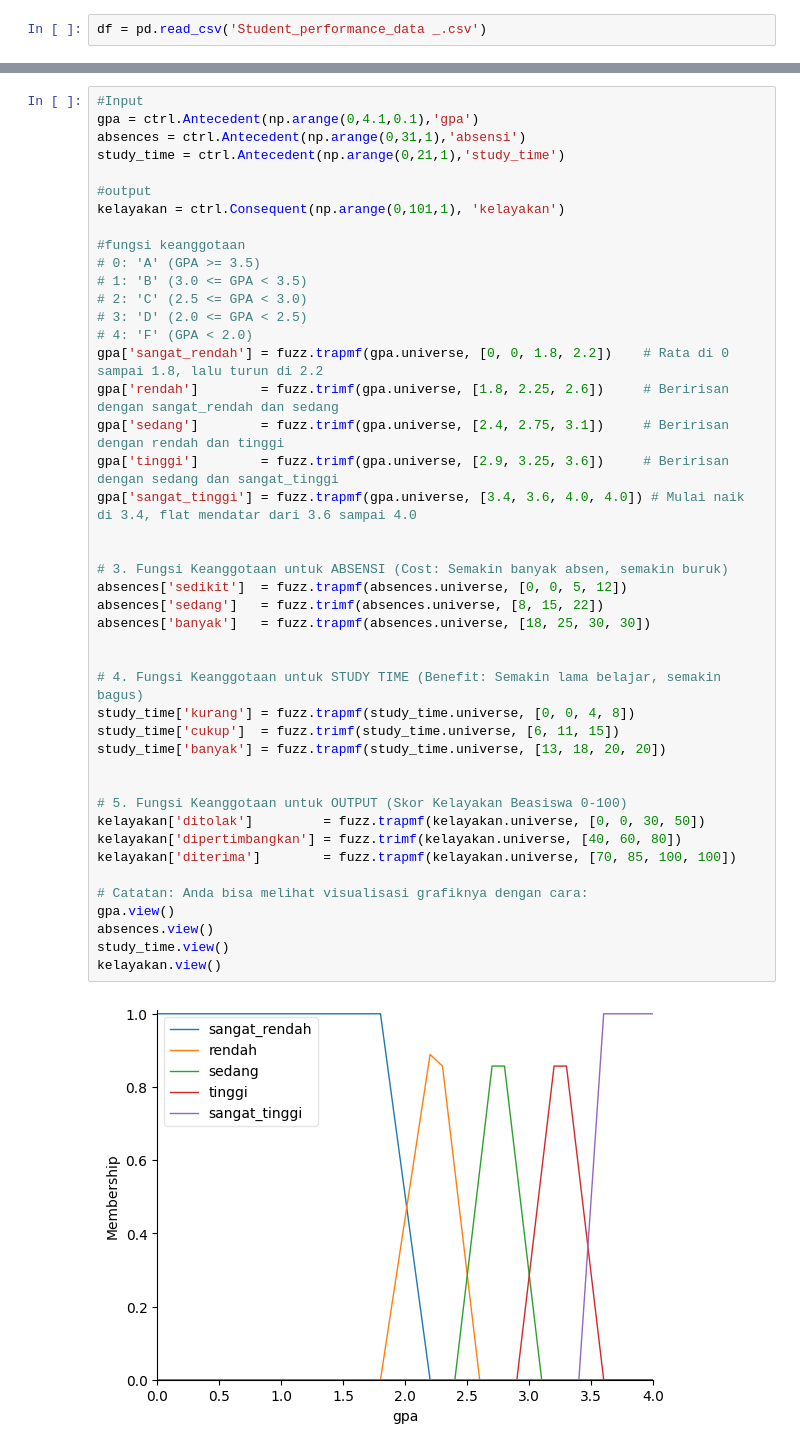
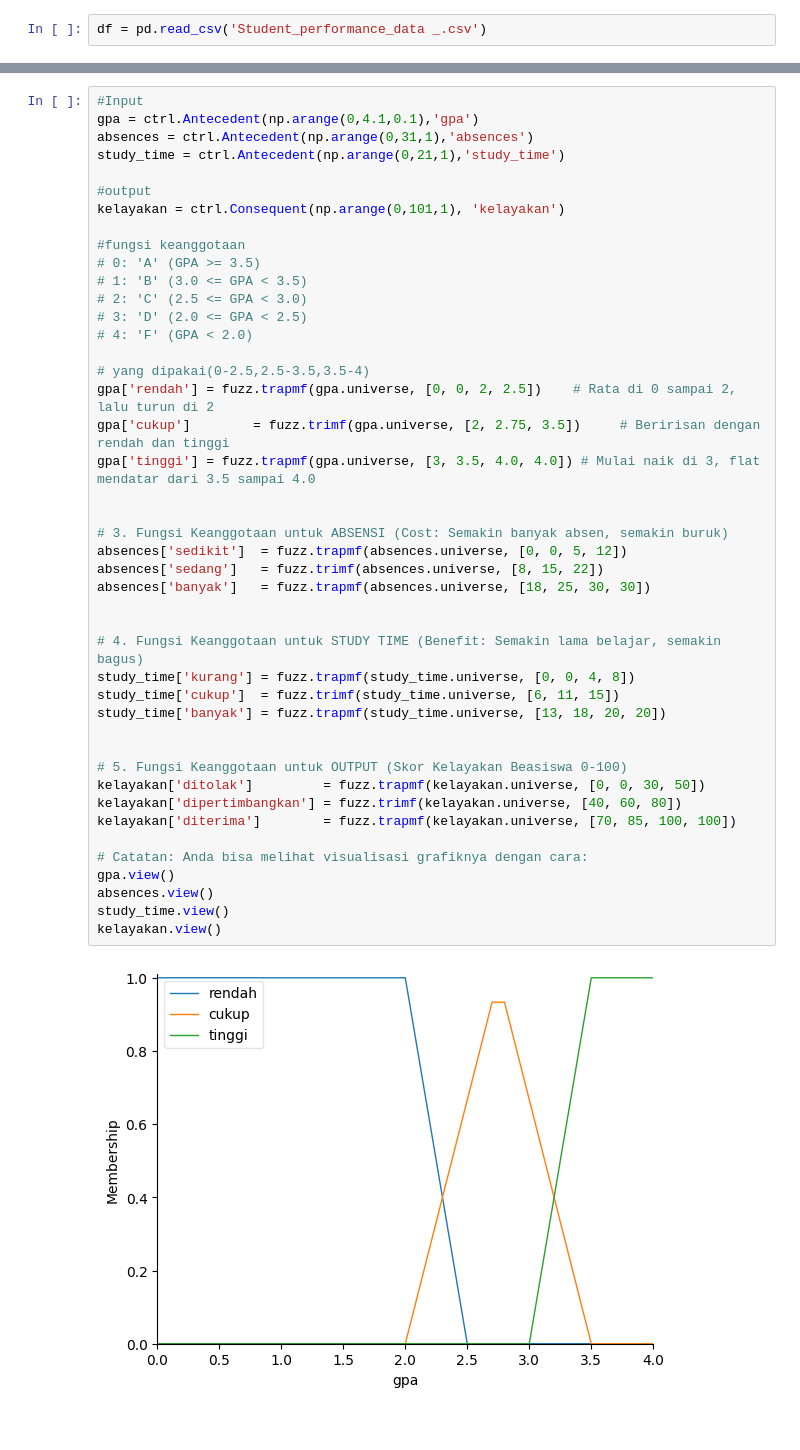
Before and after one commit to RamaOktav/Project-Prak-SCPK, a Jupyter notebook: testing.ipynb, the cells around one changed output, grey strips where cells are left out. Cells and saved outputs as stored; diff of their text form.

```diff
--- a/testing.ipynb
+++ b/testing.ipynb
@@ -57,7 +54,7 @@ df = pd.read_csv('Student_performance_data _.csv')
 # %%
 #Input
 gpa = ctrl.Antecedent(np.arange(0,4.1,0.1),'gpa')
-absences = ctrl.Antecedent(np.arange(0,31,1),'absensi')
+absences = ctrl.Antecedent(np.arange(0,31,1),'absences')
 study_time = ctrl.Antecedent(np.arange(0,21,1),'study_time')
 
 #output
@@ -67,36 +64,36 @@ kelayakan = ctrl.Consequent(np.arange(0,101,1), 'kelayakan')
 # 0: 'A' (GPA >= 3.5)
 # 1: 'B' (3.0 <= GPA < 3.5)
 # 2: 'C' (2.5 <= GPA < 3.0)
 # 3: 'D' (2.0 <= GPA < 2.5)
 # 4: 'F' (GPA < 2.0)
-gpa['sangat_rendah'] = fuzz.trapmf(gpa.universe, [0, 0, 1.8, 2.2])    # Rata di 0 sampai 1.8, lalu turun di 2.2
-gpa['rendah']        = fuzz.trimf(gpa.universe, [1.8, 2.25, 2.6])     # Beririsan dengan sangat_rendah dan sedang
-gpa['sedang']        = fuzz.trimf(gpa.universe, [2.4, 2.75, 3.1])     # Beririsan dengan rendah dan tinggi
-gpa['tinggi']        = fuzz.trimf(gpa.universe, [2.9, 3.25, 3.6])     # Beririsan dengan sedang dan sangat_tinggi
-gpa['sangat_tinggi'] = fuzz.trapmf(gpa.universe, [3.4, 3.6, 4.0, 4.0]) # Mulai naik di 3.4, flat mendatar dari 3.6 sampai 4.0
+
+# yang dipakai(0-2.5,2.5-3.5,3.5-4)
+gpa['rendah'] = fuzz.trapmf(gpa.universe, [0, 0, 2, 2.5])    # Rata di 0 sampai 2, lalu turun di 2
+gpa['cukup']        = fuzz.trimf(gpa.universe, [2, 2.75, 3.5])     # Beririsan dengan rendah dan tinggi
+gpa['tinggi'] = fuzz.trapmf(gpa.universe, [3, 3.5, 4.0, 4.0]) # Mulai naik di 3, flat mendatar dari 3.5 sampai 4.0
 
 
 # 3. Fungsi Keanggotaan untuk ABSENSI (Cost: Semakin banyak absen, semakin buruk)
 absences['sedikit']  = fuzz.trapmf(absences.universe, [0, 0, 5, 12])
 absences['sedang']   = fuzz.trimf(absences.universe, [8, 15, 22])
 absences['banyak']   = fuzz.trapmf(absences.universe, [18, 25, 30, 30])
 
 
 # 4. Fungsi Keanggotaan untuk STUDY TIME (Benefit: Semakin lama belajar, semakin bagus)
 study_time['kurang'] = fuzz.trapmf(study_time.universe, [0, 0, 4, 8])
 study_time['cukup']  = fuzz.trimf(study_time.universe, [6, 11, 15])
 study_time['banyak'] = fuzz.trapmf(study_time.universe, [13, 18, 20, 20])
 
 
 # 5. Fungsi Keanggotaan untuk OUTPUT (Skor Kelayakan Beasiswa 0-100)
 kelayakan['ditolak']         = fuzz.trapmf(kelayakan.universe, [0, 0, 30, 50])
 kelayakan['dipertimbangkan'] = fuzz.trimf(kelayakan.universe, [40, 60, 80])
 kelayakan['diterima']        = fuzz.trapmf(kelayakan.universe, [70, 85, 100, 100])
 
 # Catatan: Anda bisa melihat visualisasi grafiknya dengan cara:
 gpa.view()
 absences.view()
 study_time.view()
 kelayakan.view()
 # %% [output]
-[figure, old version]
+[figure, new version]
```
Also changed, not shown: parts of 4 cells of this notebook.
